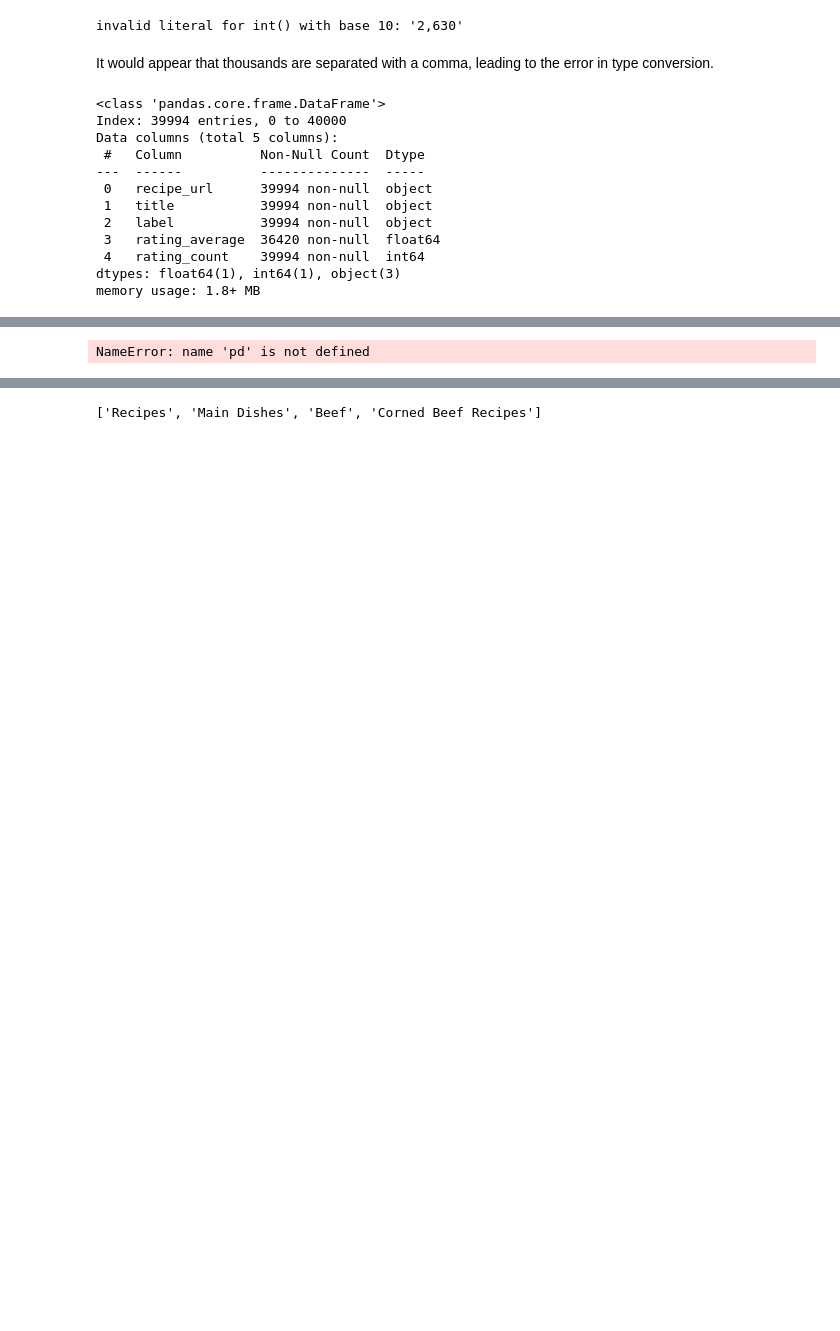
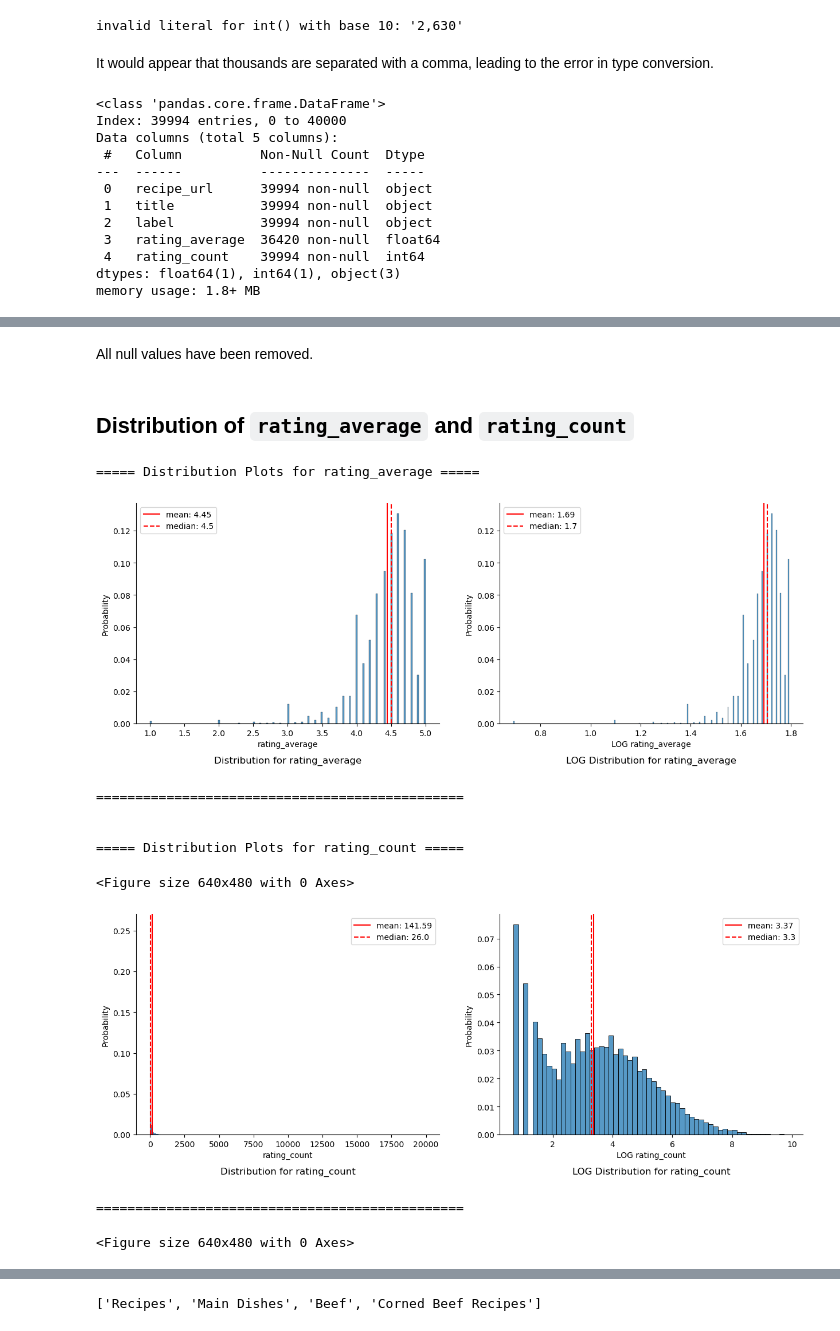
Before and after one commit to andrewyewcy/recipe_classifier, a Jupyter notebook: dev/2023-09-15-text-analysis-with-count-vectorizer.ipynb, the cells around one changed output, grey strips where cells are left out. Saved outputs shown, nothing was run; the diff lists cells and outputs as text; code cells hidden in the pictures; blank space fills up the shorter version.

```diff
--- a/dev/2023-09-15-text-analysis-with-count-vectorizer.ipynb
+++ b/dev/2023-09-15-text-analysis-with-count-vectorizer.ipynb
@@ -197,0 +199,8 @@ Before removing the recipes with less than 2 rating, the distributions were anal
+# %%
+# Drop the recipes with null rating_average
+cond = df['rating_average'].isnull()
+
+print(f"Number of null titles: {cond.sum()}, {np.round(cond.sum()/df.shape[0]*100,2)}% of recipes")
+
+# Visually examine null titles
+df.loc[cond].head()
@@ -197,0 +215,3 @@ Before removing the recipes with less than 2 rating, the distributions were anal
+# %%
+# Drop ropws where the rating_average is null
+df = df.loc[~cond]
@@ -198,5 +234,18 @@ Before removing the recipes with less than 2 rating, the distributions were anal
+# %% [markdown]
+All null values have been removed.
+# %% [markdown]
+## Distribution of `rating_average` and `rating_count`
 # %%
-for col in ["rating_average","rating_count"]:
-    plot_histogram(df, col, col)
+for col in ["rating_avera ge","rating_count"]:
+    plot_histogram(df, col, col,"../assets/images")
 # %% [output]
-NameError: name 'pd' is not defined
+===== Distribution Plots for rating_average =====
+[figure, added]
+===============================================
+
+
+===== Distribution Plots for rating_count =====
+<Figure size 640x480 with 0 Axes>
+[figure, added]
+===============================================
+<Figure size 640x480 with 0 Axes>
```
Also changed, not shown: parts of 93 cells of this notebook, 16 other files.
